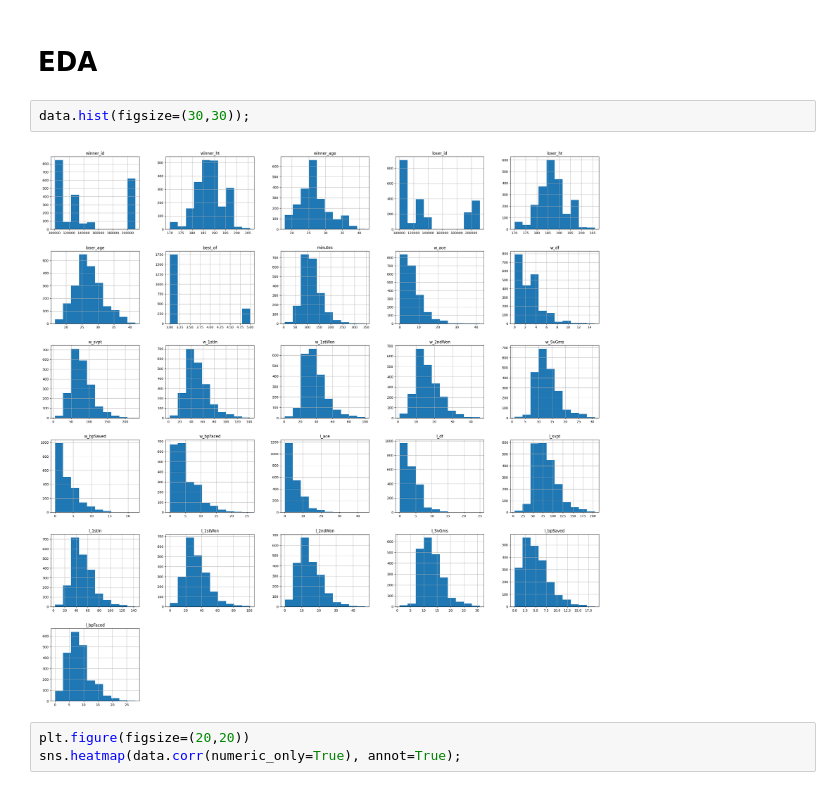
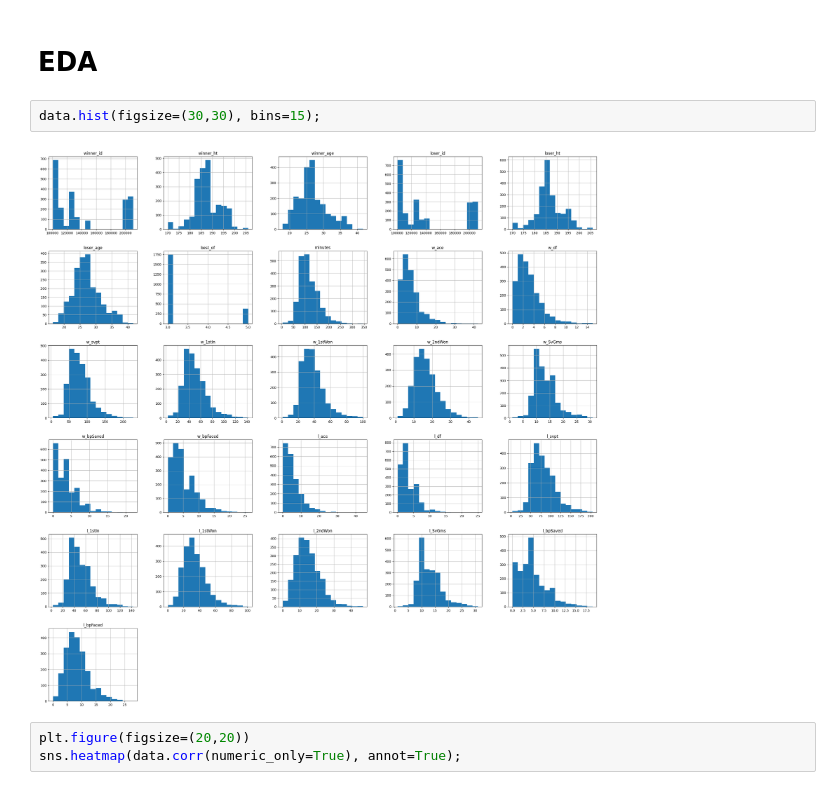
Before and after one commit to jmayordomom/ML_TennisPredict, a Jupyter notebook: src/notebooks/01_LimpiezaDatos.ipynb, the cells around one changed output. Drawn from its saved outputs; the diff is of its cells as text.

```diff
--- a/src/notebooks/01_LimpiezaDatos.ipynb
+++ b/src/notebooks/01_LimpiezaDatos.ipynb
@@ -101,9 +101,9 @@ memory usage: 582.1+ KB
 # %% [markdown]
 # EDA
 # %%
-data.hist(figsize=(30,30));
+data.hist(figsize=(30,30), bins=15);
 # %% [output]
-[figure, old version]
+[figure, new version]
 # %%
 plt.figure(figsize=(20,20))
 sns.heatmap(data.corr(numeric_only=True), annot=True);
```
Also changed, not shown: 1 other file.
